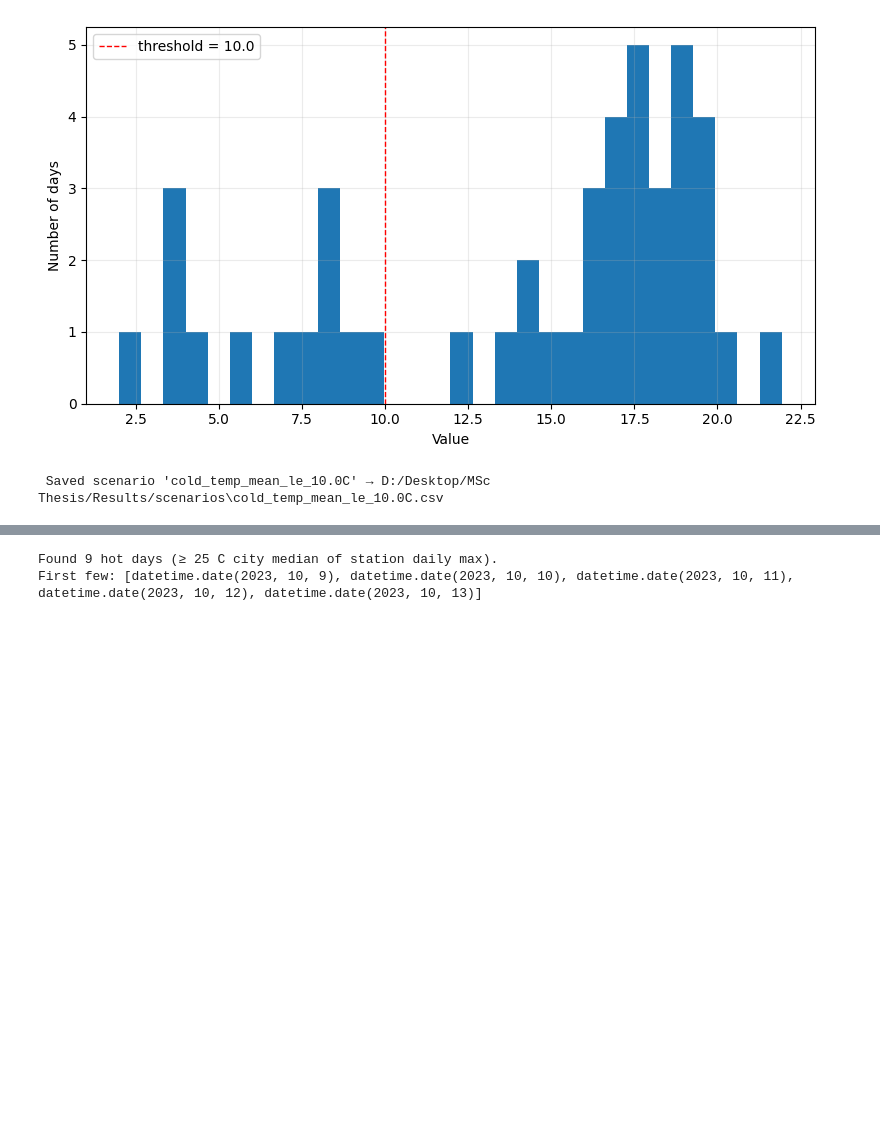
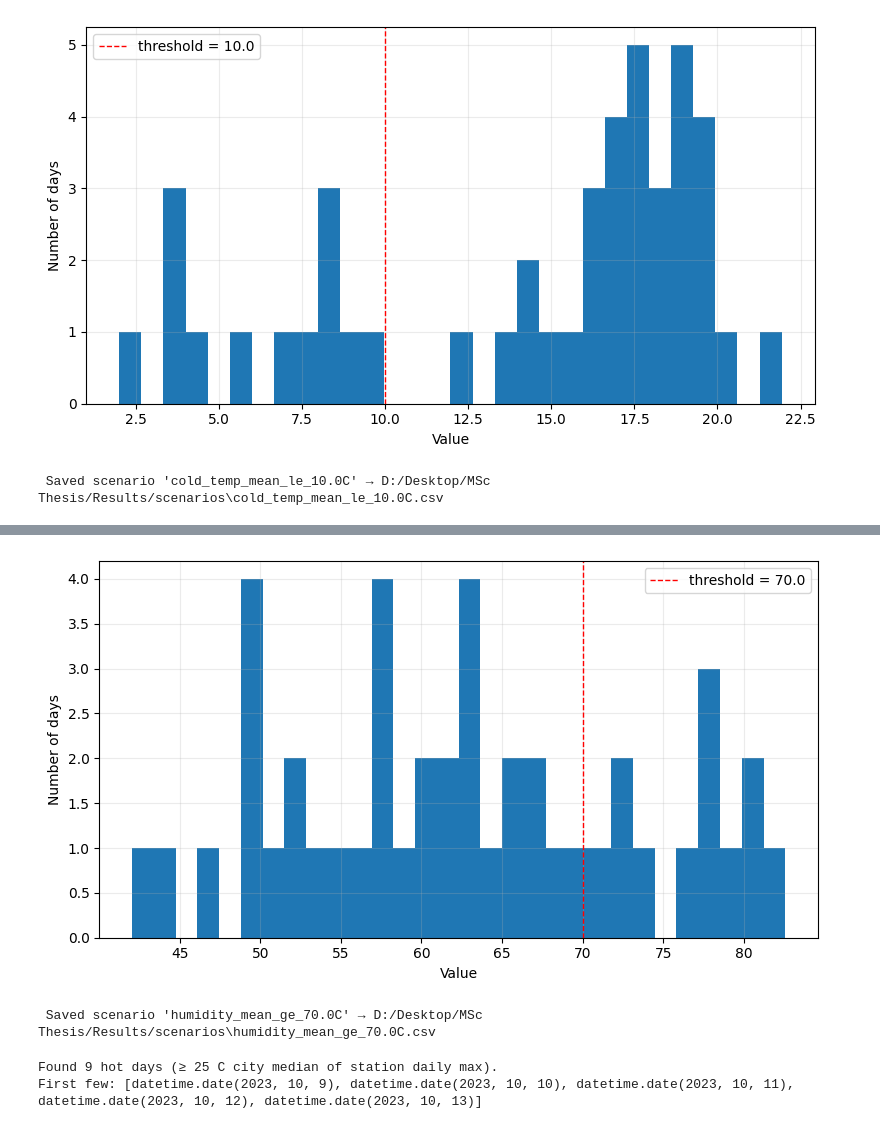
Before and after one commit to michelegiampaolo/mobility-seoul, a Jupyter notebook: Data/scripts/scenarios_weather.ipynb, the cells around one changed output, grey strips where cells are left out. Saved outputs shown, nothing was run; the diff lists cells and outputs as text; code cells hidden in the pictures; blank space fills up the shorter version.

```diff
--- a/Data/scripts/scenarios_weather.ipynb
+++ b/Data/scripts/scenarios_weather.ipynb
@@ -499,3 +501,36 @@ save_scenario_dates(
+# %%
+cut_humid = 70.0
+
+humid_days, diag_humid = find_days_by_city_metric(
+        WEATHER_CSV,
+        metric="humidity",        # "temperature" | "humidity" | "pm10" | "heat_index"
+        station_stat="mean",          # "max" | "mean" | "min" | "pXX" (e.g., "p95")
+        threshold_mode="absolute",   # "absolute" | "percentile" | "topk"
+        threshold_value=cut_humid,        # used if absolute & high tail (e.g., °C, %RH, µg/m³)
+        tail="high",                  # "high" for hot/humid/polluted; "low" for cold
+        min_coverage=0.3,            # require >=30% of stations present that day
+        align_to_model_days=True,
+        art_path_for_alignment=ART,
+        include_history_days=True
+    )
+
+plt.figure(figsize=(8,4.5))
+diag_humid["city_median"].hist(bins=30)
+plt.axvline(cut_humid, linestyle="--", linewidth=1, color='r', label=f"threshold = {cut_humid}")
+plt.legend()
+plt.xlabel("Value"); plt.ylabel("Number of days"); plt.grid(True, alpha=0.25)
+plt.tight_layout(); plt.show()
+
+
+save_scenario_dates(
+    name=f"humidity_mean_ge_{cut_humid:.1f}C",
+    dates=humid_days,
+    extra={"metric": "humidity", "station_stat": "mean", "threshold_mode": "absolute",
+           "threshold_value": cut_humid, "tail": "high", "min_coverage": 0.3}
+)
+# %% [output]
+[figure, added]
+ Saved scenario 'humidity_mean_ge_70.0C' → D:/Desktop/MSc Thesis/Results/scenarios\humidity_mean_ge_70.0C.csv
 # %%
 # # Per-station daily statistic:
 # #   "max"  -> heat days
```
Also changed, not shown: parts of 2 cells of this notebook, 1 other file.
